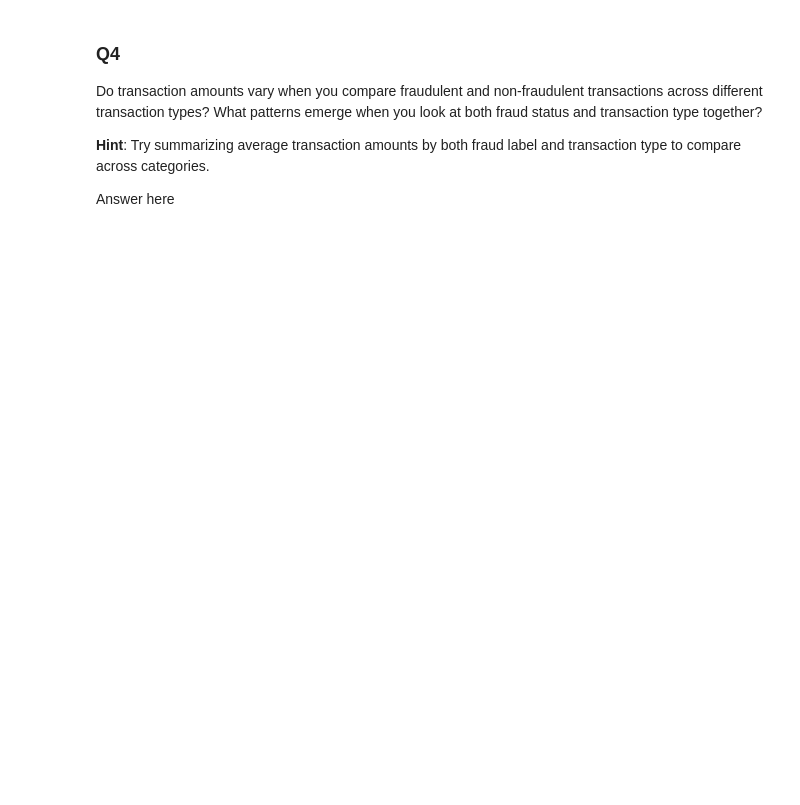
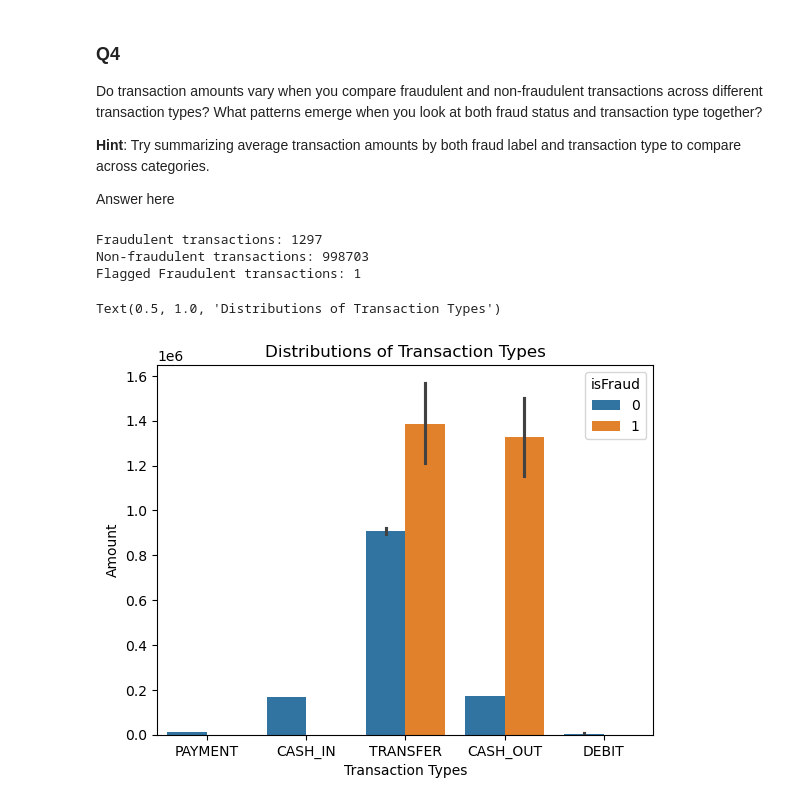
Before and after one commit to jnzhag/Financial-Fraud-Detection, a Jupyter notebook: notebooks/eda.ipynb, the cells around one changed output. Cells and saved outputs as stored; diff of their text form; code cells hidden in the pictures; blank space fills up the shorter version.

```diff
--- a/notebooks/eda.ipynb
+++ b/notebooks/eda.ipynb
@@ -124,3 +148,25 @@ Do transaction amounts vary when you compare fraudulent and non-fraudulent trans
 **Hint**:  Try summarizing average transaction amounts by both fraud label and transaction type to compare across categories.
 
 Answer here
+# %%
+#Spiltting up fraud(1) vs non fraud(0) counts to observe the counts of fraud vs non-fraud transactions
+fraud_counts = transactions[transactions['isFraud'] == 1].count()['isFraud']
+non_fraud_counts = transactions[transactions['isFraud'] == 0].count()['isFraud']
+print(f"Fraudulent transactions: {fraud_counts}")
+print(f"Non-fraudulent transactions: {non_fraud_counts}")
+
+#Observing the counts of flagged fraud transactions
+flagged_fraud = transactions[transactions['isFlaggedFraud'] == 1].count()['isFlaggedFraud']
+print(f"Flagged Fraudulent transactions: {flagged_fraud}")
+# %% [output]
+Fraudulent transactions: 1297
+Non-fraudulent transactions: 998703
+Flagged Fraudulent transactions: 1
+# %%
+sns.barplot(x = transactions['type'], y = transactions['amount'], hue=transactions['isFraud'])
+plt.xlabel("Transaction Types")
+plt.ylabel("Amount")
+plt.title("Distributions of Transaction Types")
+# %% [output]
+Text(0.5, 1.0, 'Distributions of Transaction Types')
+[figure, added]
```
Also changed, not shown: parts of 16 cells of this notebook.
